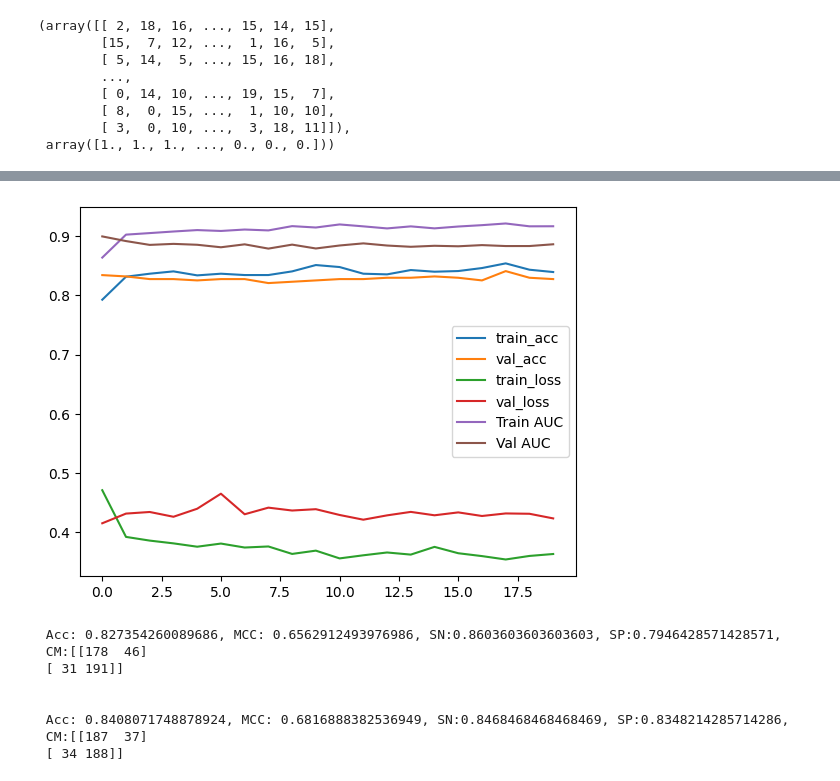
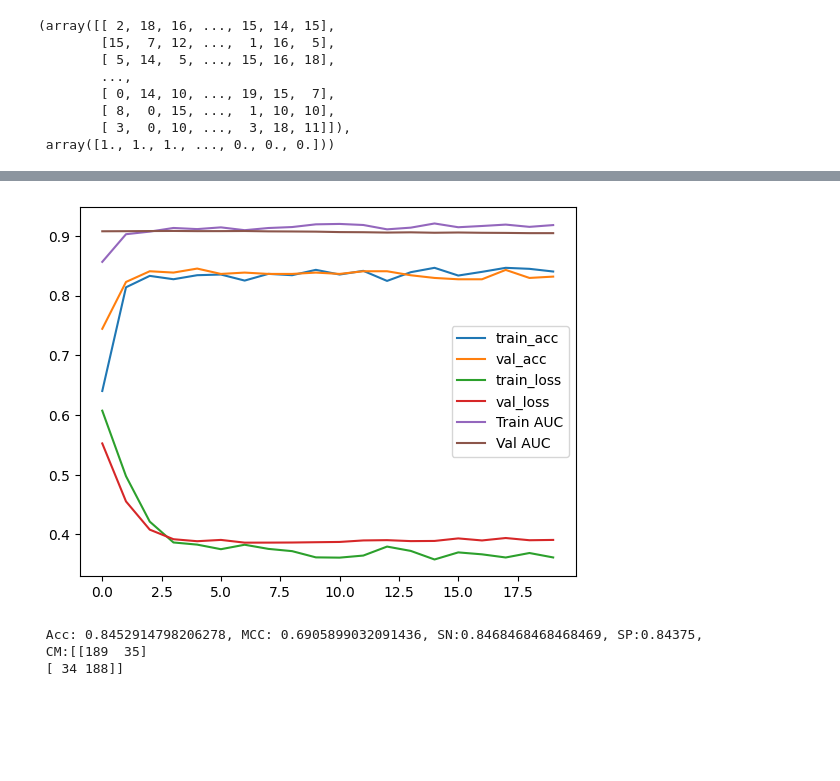
Before and after one commit to anuprulez/transformer_dephosphorylation, a Jupyter notebook: notebooks/train_prot_t5_ffn.ipynb, the cells around one changed output, grey strips where cells are left out. Drawn from its saved outputs; the diff is of its cells as text; code cells hidden in the pictures; blank space fills up the shorter version.

```diff
--- a/notebooks/train_prot_t5_ffn.ipynb
+++ b/notebooks/train_prot_t5_ffn.ipynb
@@ -698,22 +787,6 @@ history_C = model_C.fit(X_train_CNN, train_ST_labels, batch_size=256, epochs=n_e
                         ,callbacks=[checkpointer]
                         , validation_data=(X_test_CNN, test_ST_labels))
 
-# Save model
-#model_C.save_weights('../models/re_train_model_C.h5')
-
-y_pred = model_C.predict(X_test_CNN).reshape(test_ST_labels.shape[0],)
-y_pred = (y_pred > 0.5)
-y_pred = [int(i) for i in y_pred]
-test_ST_labels = np.array(test_ST_labels)
-y_pred = np.array(y_pred)
-
-cm = confusion_matrix(test_ST_labels, y_pred)
-mcc = matthews_corrcoef(test_ST_labels, y_pred)
-acc = accuracy_score(test_ST_labels, y_pred)
-
-sn = cm[1][1]/(cm[1][1]+cm[1][0])
-sp = cm[0][0]/(cm[0][0]+cm[0][1])
-
 #save plot
 plot(history_C)
 print("\n Acc: %s, MCC: %s, SN:%s, SP:%s, \n CM:%s" %(str(acc), str(mcc), str(sn), str(sp), cm))
@@ -789,19 +862,22 @@ def define_stacked_model(members):
         for layer in model.layers:
             layer.trainable = False
     ensemble_inputs = [model.input for model in members]
-    ensemble_outputs = [model.get_layer(index = len(model.layers) - 2).output for model in members]
+    ensemble_outputs = [model.output for model in members]
+    #[model.get_layer(index = len(model.layers) - 2).output for model in members]
     #print(ensemble_outputs)
     #for item in ensemble_outputs:
     #    print(item)
     # outputs=re_stacked_model.get_layer(index=26).output
     merge = concatenate(ensemble_outputs)
-    hidden = Dropout(0.4, name = 'dp_2')(merge)
-    hidden = Dense(256, activation='relu', name = 'ds_1')(hidden)
+    #hidden = Dropout(0.4, name = 'dp_2')(merge)
+    #hidden = Dense(256, activation='relu', name = 'ds_1')(merge)
+    #hidden = Dropout(0.4, name = 'dp_1')(hidden)
+    hidden = Dense(256, activation='relu', name = 'ds_2')(merge)
     hidden = Dropout(0.4, name = 'dp_1')(hidden)
-    hidden = Dense(32, activation='relu', name = 'ds_2')(hidden)
     output = Dense(1, activation='sigmoid', name = 'ds_4')(hidden)
     model = Model(inputs=ensemble_inputs, outputs=output)
     model.compile(loss='binary_crossentropy', optimizer='adam', metrics=metrics)
+    #model.summary()
     return model
 
 
@@ -855,48 +931,28 @@ Epoch 20/20
 # %%
-y_pred = stacked_model.predict([X_test_CNN, X_test_full_ST_embedding, X_test_CNN]).reshape(test_ST_labels.shape[0],)
-y_pred = (y_pred > 0.5)
-y_pred = [int(i) for i in y_pred]
-test_ST_labels = np.array(test_ST_labels)
-y_pred = np.array(y_pred)
-
-cm = confusion_matrix(test_ST_labels, y_pred)
-mcc = matthews_corrcoef(test_ST_labels, y_pred)
-acc = accuracy_score(test_ST_labels, y_pred)
-
-sn = cm[1][1]/(cm[1][1]+cm[1][0])
-sp = cm[0][0]/(cm[0][0]+cm[0][1])
-
 plot(st_history)
-
-print("\n Acc: %s, MCC: %s, SN:%s, SP:%s, \n CM:%s" %(str(acc), str(mcc), str(sn), str(sp), cm))
 print()
 
 # Predict
 re_stacked_model = define_stacked_model(members)
 re_stacked_model.load_weights("../models/pre_re_train_composite_model.h5")
 y_pred = re_stacked_model.predict([X_test_CNN, X_test_full_ST_embedding, X_test_CNN]).reshape(test_ST_labels.shape[0],)
 y_pred = (y_pred > 0.5)
 y_pred = [int(i) for i in y_pred]
 test_ST_labels = np.array(test_ST_labels)
 y_pred = np.array(y_pred)
 
 cm = confusion_matrix(test_ST_labels, y_pred)
 mcc = matthews_corrcoef(test_ST_labels, y_pred)
 acc = accuracy_score(test_ST_labels, y_pred)
 
 sn = cm[1][1]/(cm[1][1]+cm[1][0])
 sp = cm[0][0]/(cm[0][0]+cm[0][1])
 
 print("\n Acc: %s, MCC: %s, SN:%s, SP:%s, \n CM:%s" %(str(acc), str(mcc), str(sn), str(sp), cm))
 # %% [output]
-[figure, old version]
+[figure, new version]
- Acc: 0.827354260089686, MCC: 0.6562912493976986, SN:0.8603603603603603, SP:0.7946428571428571,
- CM:[[178  46]
- [ 31 191]]
-
-
- Acc: 0.8408071748878924, MCC: 0.6816888382536949, SN:0.8468468468468469, SP:0.8348214285714286,
- CM:[[187  37]
+ Acc: 0.8452914798206278, MCC: 0.6905899032091436, SN:0.8468468468468469, SP:0.84375,
+ CM:[[189  35]
  [ 34 188]]
 # %%
 # load pretrained model
```
Also changed, not shown: parts of 31 cells of this notebook, 38 other files.
